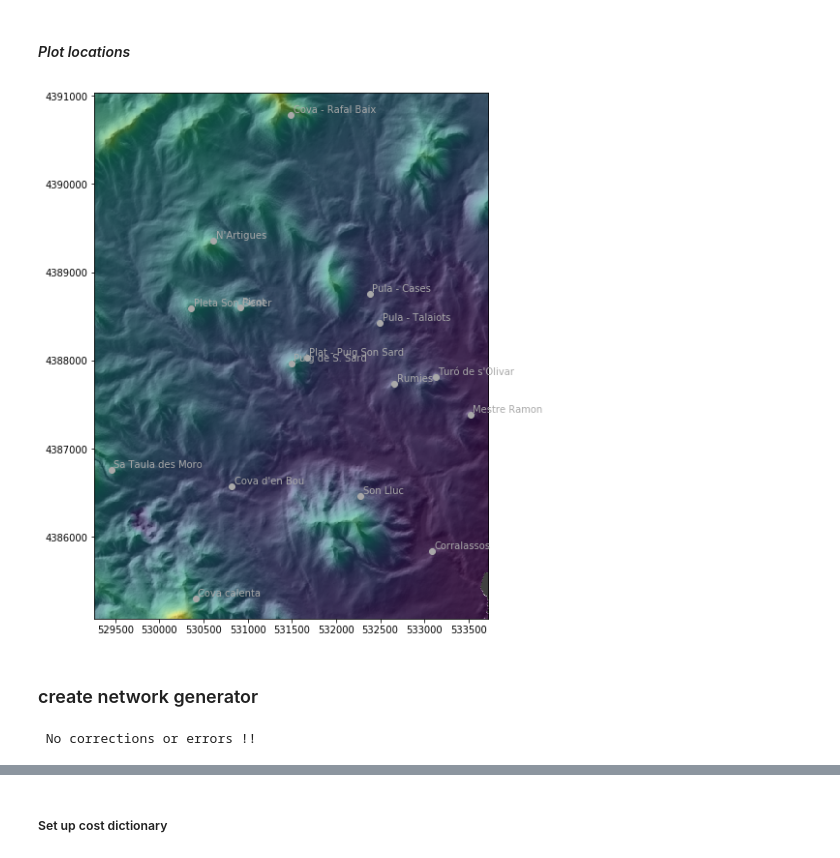
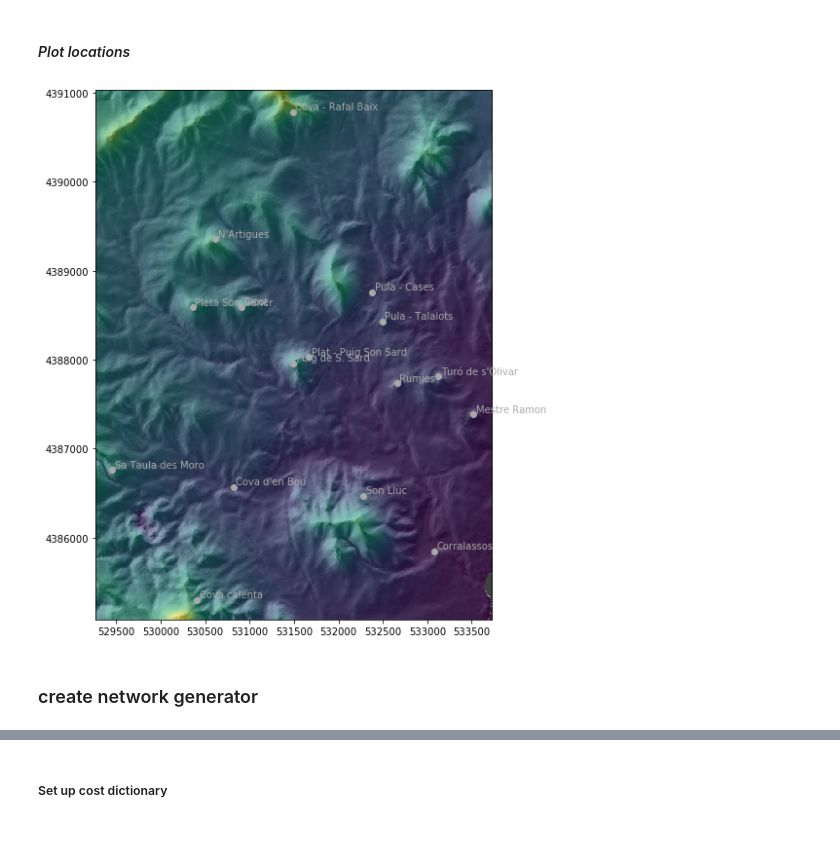
Before and after one commit to mllobera/netsim, a Jupyter notebook: notebooks/CaseStudy2.ipynb, the cells around one changed output, grey strips where cells are left out. Cells and saved outputs as stored; diff of their text form; code cells hidden in the pictures.

```diff
--- a/notebooks/CaseStudy2.ipynb
+++ b/notebooks/CaseStudy2.ipynb
@@ -15,6 +17,6 @@ import numpy as np
 # %%
 fn = r'..\data\case_study\DEM4.tif'
 # %%
-dem, meta = utils.read_raster(fn)
+dem, profile = utils.read_raster(fn)
 # %%
 #find the cellsize of the dem
@@ -80,17 +87,12 @@ df
 # %%
 hillshade = utils.calculate_hillshade(dem)
 # %%
-utils.plot_map({'ras':dem, 'meta':meta, 'bground':hillshade}, loc={'df':df, 'label':'Name'},
-               cmap='viridis', figsize=(10,10), save='preliminary')
+utils.plot_map({'ras':dem, 'profile':profile, 'bground':hillshade}, loc={'df':df, 'label':'name'},
+               cmap='viridis', figsize=(10,10))
 # %% [output]
-[figure, old version]
+[figure, new version]
 # %% [markdown]
 ### create network generator
-# %%
-# check values
-df = ng.setup(df)
-# %% [output]
- No corrections or errors !!
 # %%
 # create network generator
 netgentor, net_info, total_iterations = ng.create_network_generator(df)
```
Also changed, not shown: parts of 28 cells of this notebook, 5 other files.
